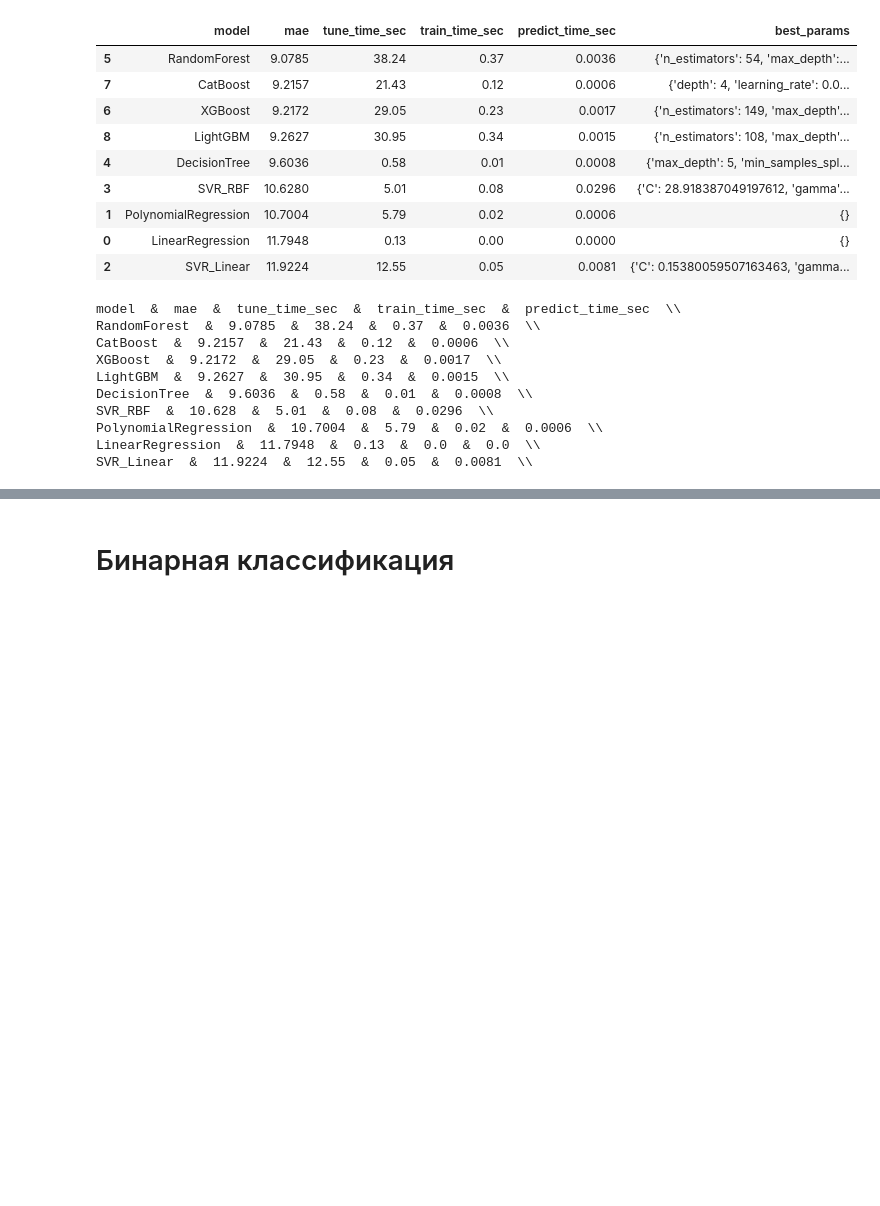
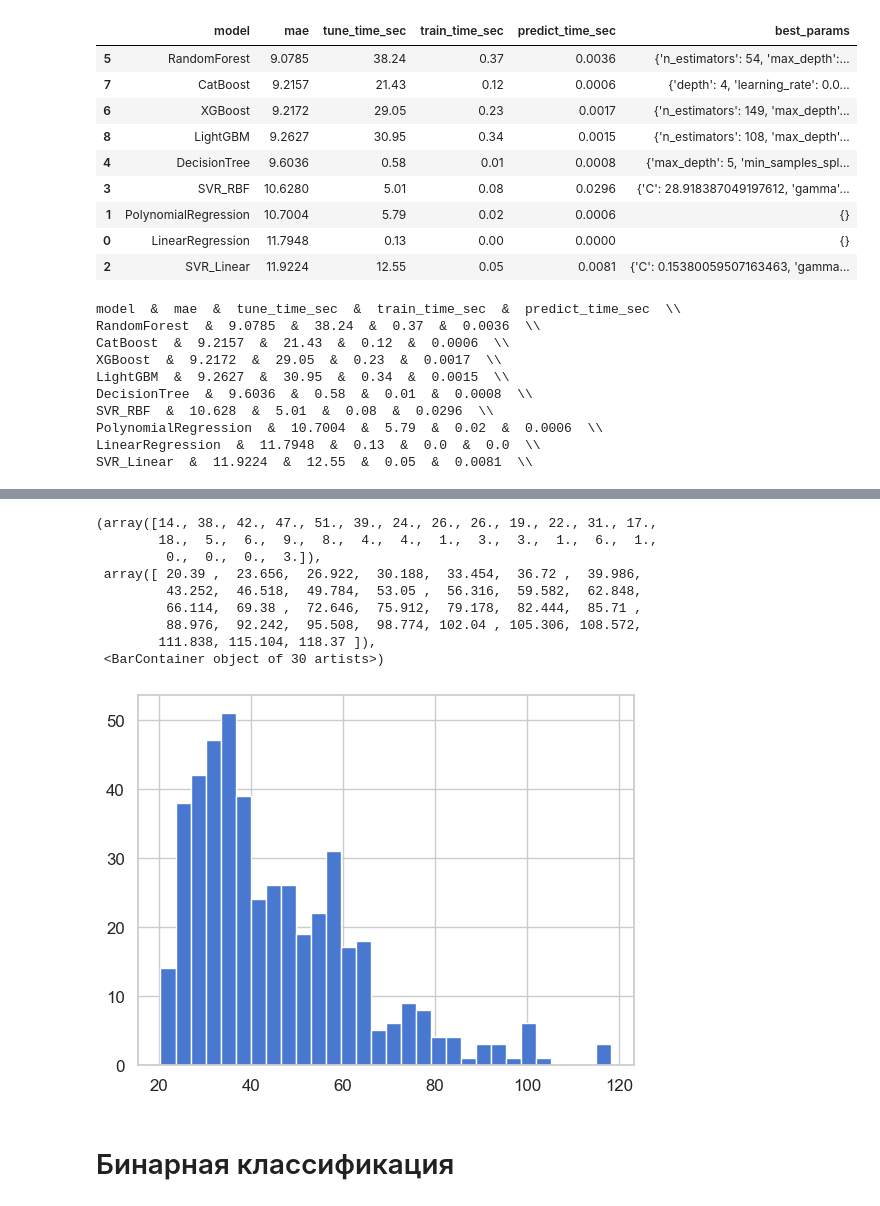
Before and after one commit to bedanar/ml_proj_spbu, a Jupyter notebook: project_final_v1.ipynb, the cells around one changed output, grey strips where cells are left out. Drawn from its saved outputs; the diff is of its cells as text; code cells hidden in the pictures; blank space fills up the shorter version.

```diff
--- a/project_final_v1.ipynb
+++ b/project_final_v1.ipynb
@@ -245,3 +278,16 @@ SVR_Linear  &  11.9224  &  12.55  &  0.05  &  0.0081  \\
+# %%
+plt.hist(y_test, bins=30)
+# %% [output]
+(array([14., 38., 42., 47., 51., 39., 24., 26., 26., 19., 22., 31., 17.,
+        18.,  5.,  6.,  9.,  8.,  4.,  4.,  1.,  3.,  3.,  1.,  6.,  1.,
+         0.,  0.,  0.,  3.]),
+ array([ 20.39 ,  23.656,  26.922,  30.188,  33.454,  36.72 ,  39.986,
+         43.252,  46.518,  49.784,  53.05 ,  56.316,  59.582,  62.848,
+         66.114,  69.38 ,  72.646,  75.912,  79.178,  82.444,  85.71 ,
+         88.976,  92.242,  95.508,  98.774, 102.04 , 105.306, 108.572,
+        111.838, 115.104, 118.37 ]),
+ <BarContainer object of 30 artists>)
+[figure, added]
 # %% [markdown]
 # Бинарная классификация
 # %%
```
Also changed, not shown: parts of 6 cells of this notebook, 1 other file.
